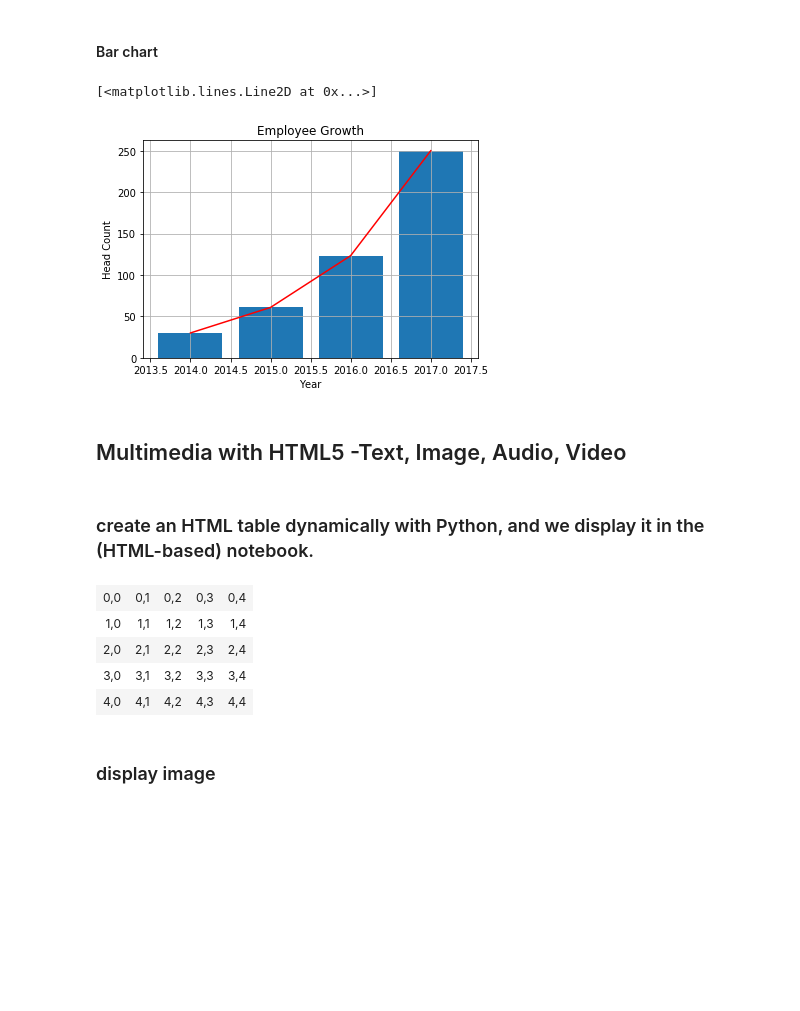
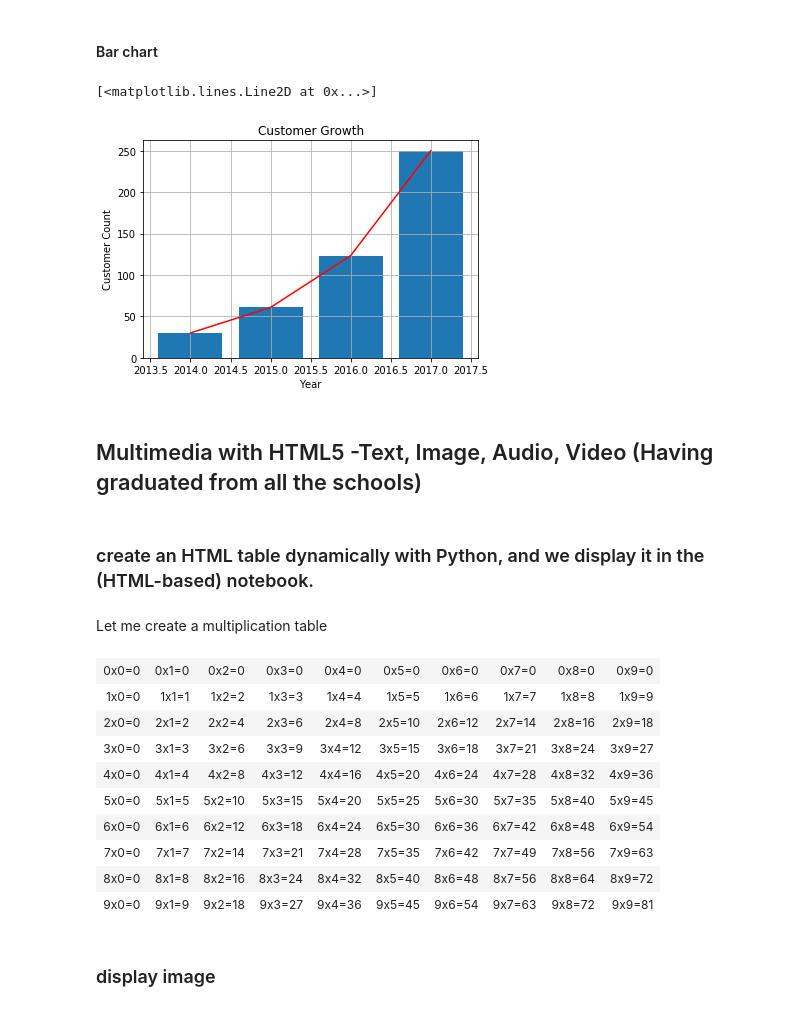
Before and after one commit to wgong/open_source_learning, a Jupyter notebook: fun_with_jupyter.ipynb, the cells around one changed output. Cells and saved outputs as stored; diff of their text form; code cells hidden in the pictures; blank space fills up the shorter version.

```diff
--- a/fun_with_jupyter.ipynb
+++ b/fun_with_jupyter.ipynb
@@ -285,11 +329,11 @@ grow_rate
 # %%
 year = [2014, 2015, 2016, 2017]
 # %%
-head_count = [30*(1+grow_rate)**i  for i in range(4)]
-print(head_count)
+customer_count = [30*(1+grow_rate)**i  for i in range(4)]
+print(customer_count)
 # %% [output]
 [30.0, 60.822019955733985, 123.31060371652346, 249.9999999999998]
 # %%
-df = pd.DataFrame(list(zip(year,head_count)), columns=['Year','HeadCount'])
+df = pd.DataFrame(list(zip(year,customer_count)), columns=['Year','Customers'])
 df
 # %% [output]
@@ -321,40 +365,47 @@ plt.plot(df['Year'], df['HeadCount'])
 #### Bar chart
 # %%
 plt.xlabel('Year')
-plt.ylabel('Head Count')
+plt.ylabel('Customer Count')
 plt.grid(True)
-plt.title('Employee Growth')
+plt.title('Customer Growth')
 
-plt.bar(df['Year'], df['HeadCount'])
+plt.bar(df['Year'], df['Customers'])
 
-plt.plot(df['Year'], df['HeadCount'], 'r-')
+plt.plot(df['Year'], df['Customers'], 'r-')
 # %% [output]
 [<matplotlib.lines.Line2D at 0x...>]
-[figure, old version]
+[figure, new version]
 # %% [markdown]
-## Multimedia with HTML5 -Text, Image, Audio, Video  <a class="anchor" id="hid_html5"></a>
+## Multimedia with HTML5 -Text, Image, Audio, Video  <a class="anchor" id="hid_html5"></a> (Having graduated from all the schools)
 # %%
 # from IPython.display import HTML, SVG, YouTubeVideo
 # %% [markdown]
 ###   create an HTML table dynamically with Python, and we display it in the (HTML-based) notebook.
+# %% [markdown]
+Let me create a multiplication table
 # %%
 HTML('''
 <table style="border: 2px solid black;">
 ''' +
 ''.join(['<tr>' +
-         ''.join(['<td>{row},{col}</td>'.format(
-            row=row, col=col
-            ) for col in range(5)]) +
-         '</tr>' for row in range(5)]) +
+         ''.join(['<td>{row}x{col}={prod}</td>'.format(
+            row=row, col=col, prod=row*col
+            ) for col in range(10)]) +
+         '</tr>' for row in range(10)]) +
 '''
 </table>
 ''')
 # %% [output]
-| 0,0 | 0,1 | 0,2 | 0,3 | 0,4 |
-| 1,0 | 1,1 | 1,2 | 1,3 | 1,4 |
-| 2,0 | 2,1 | 2,2 | 2,3 | 2,4 |
-| 3,0 | 3,1 | 3,2 | 3,3 | 3,4 |
-| 4,0 | 4,1 | 4,2 | 4,3 | 4,4 |
+| 0x0=0 | 0x1=0 | 0x2=0 | 0x3=0 | 0x4=0 | 0x5=0 | 0x6=0 | 0x7=0 | 0x8=0 | 0x9=0 |
+| 1x0=0 | 1x1=1 | 1x2=2 | 1x3=3 | 1x4=4 | 1x5=5 | 1x6=6 | 1x7=7 | 1x8=8 | 1x9=9 |
+| 2x0=0 | 2x1=2 | 2x2=4 | 2x3=6 | 2x4=8 | 2x5=10 | 2x6=12 | 2x7=14 | 2x8=16 | 2x9=18 |
+| 3x0=0 | 3x1=3 | 3x2=6 | 3x3=9 | 3x4=12 | 3x5=15 | 3x6=18 | 3x7=21 | 3x8=24 | 3x9=27 |
+| 4x0=0 | 4x1=4 | 4x2=8 | 4x3=12 | 4x4=16 | 4x5=20 | 4x6=24 | 4x7=28 | 4x8=32 | 4x9=36 |
+| 5x0=0 | 5x1=5 | 5x2=10 | 5x3=15 | 5x4=20 | 5x5=25 | 5x6=30 | 5x7=35 | 5x8=40 | 5x9=45 |
+| 6x0=0 | 6x1=6 | 6x2=12 | 6x3=18 | 6x4=24 | 6x5=30 | 6x6=36 | 6x7=42 | 6x8=48 | 6x9=54 |
+| 7x0=0 | 7x1=7 | 7x2=14 | 7x3=21 | 7x4=28 | 7x5=35 | 7x6=42 | 7x7=49 | 7x8=56 | 7x9=63 |
+| 8x0=0 | 8x1=8 | 8x2=16 | 8x3=24 | 8x4=32 | 8x5=40 | 8x6=48 | 8x7=56 | 8x8=64 | 8x9=72 |
+| 9x0=0 | 9x1=9 | 9x2=18 | 9x3=27 | 9x4=36 | 9x5=45 | 9x6=54 | 9x7=63 | 9x8=72 | 9x9=81 |
 # %% [markdown]
 ### display image
 # %%
```
Also changed, not shown: parts of 43 cells of this notebook.
